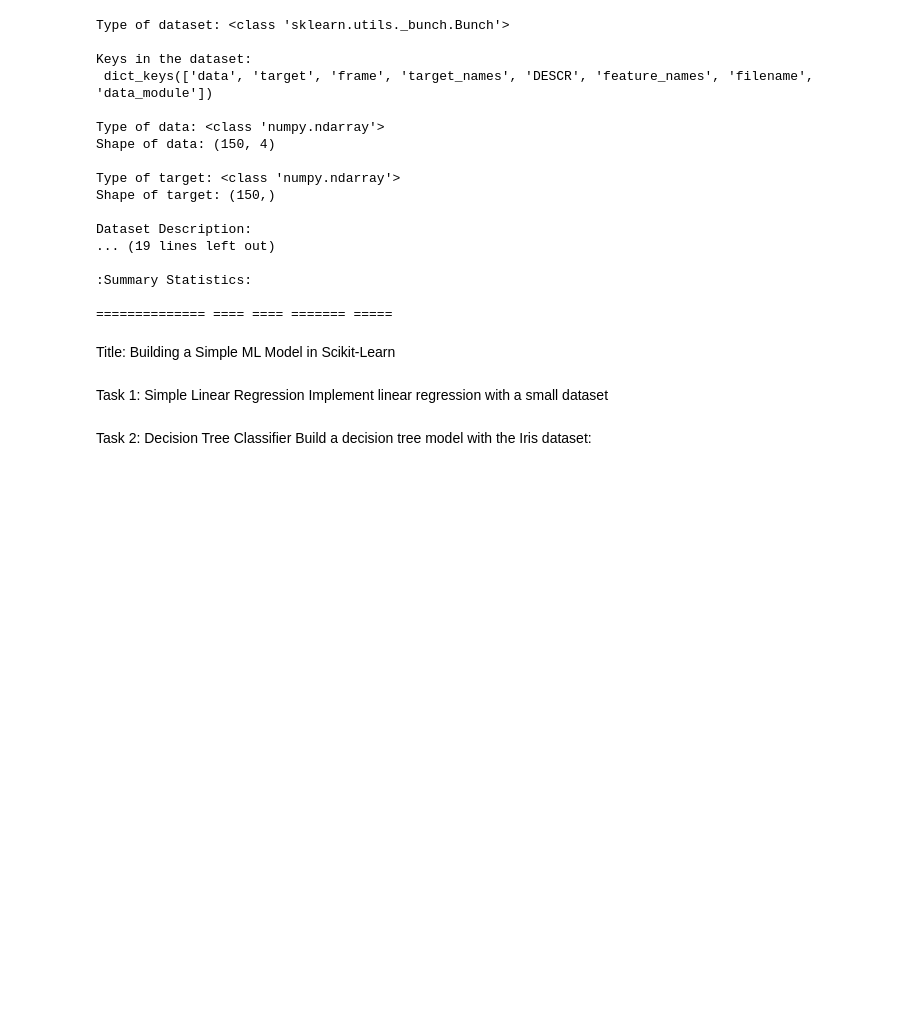
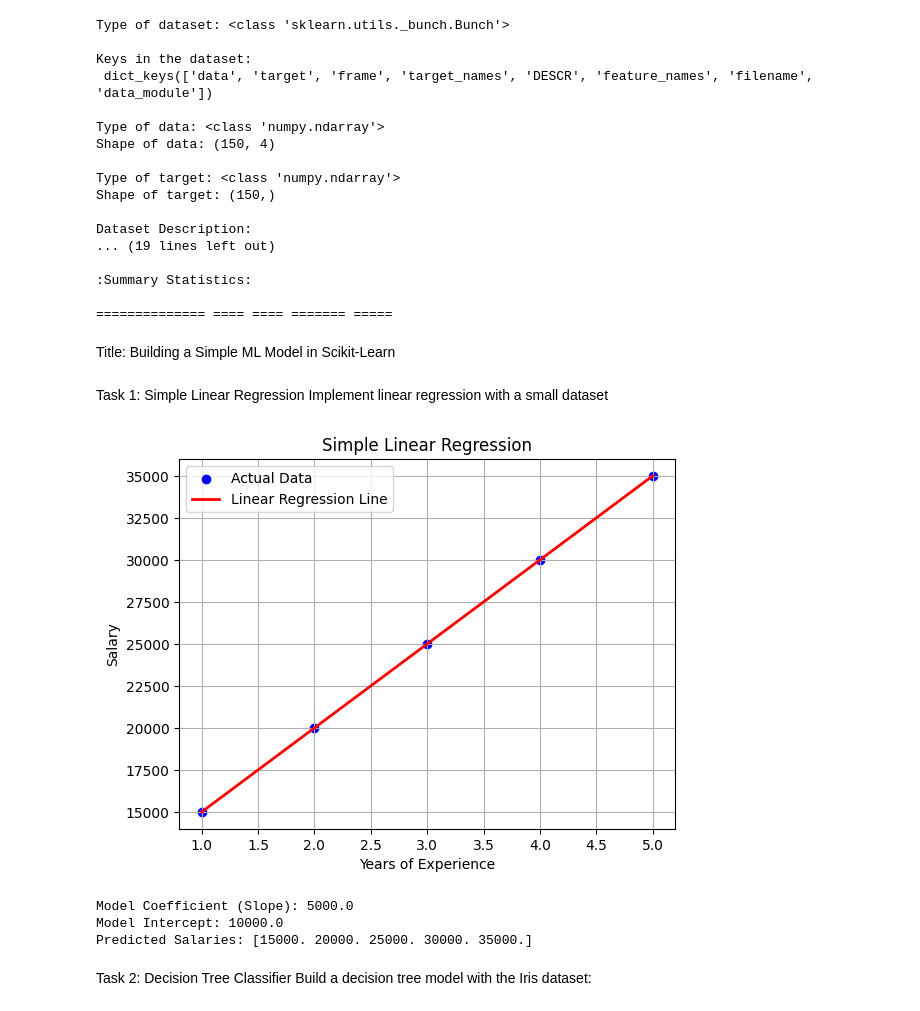
Before and after one commit to manasa8861/AI---ML, a Jupyter notebook: src/Module 2/Scikit-Learn & Machine Learning Models/q1.ipynb, the cells around one changed output. Drawn from its saved outputs; the diff is of its cells as text; code cells hidden in the pictures; blank space fills up the shorter version.

```diff
--- a/src/Module 2/Scikit-Learn & Machine Learning Models/q1.ipynb
+++ b/src/Module 2/Scikit-Learn & Machine Learning Models/q1.ipynb
@@ -97,3 +95,41 @@ Implement linear regression with a small dataset
+# %%
+# Import Required Libraries
+import numpy as np
+import pandas as pd
+from sklearn.linear_model import LinearRegression
+import matplotlib.pyplot as plt
+
+# Create a Small Dataset
+# Example: Predicting salary based on years of experience
+X = np.array([1, 2, 3, 4, 5]).reshape(-1, 1)  # Independent variable (Years of Experience)
+y = np.array([15000, 20000, 25000, 30000, 35000])  # Dependent variable (Salary)
+
+# Initialize and Train the Linear Regression Model
+model = LinearRegression()
+model.fit(X, y)
+
+# Make Predictions
+y_pred = model.predict(X)
+
+# Visualize the Results
+plt.scatter(X, y, color='blue', label='Actual Data')
+plt.plot(X, y_pred, color='red', linewidth=2, label='Linear Regression Line')
+plt.title('Simple Linear Regression')
+plt.xlabel('Years of Experience')
+plt.ylabel('Salary')
+plt.legend()
+plt.grid(True)
+plt.show()
+
+# Model Summary
+print("Model Coefficient (Slope):", model.coef_[0])
+print("Model Intercept:", model.intercept_)
+print("Predicted Salaries:", y_pred)
+# %% [output]
+[figure, added]
+Model Coefficient (Slope): 5000.0
+Model Intercept: 10000.0
+Predicted Salaries: [15000. 20000. 25000. 30000. 35000.]
 # %% [markdown]
 Task 2: Decision Tree Classifier
 Build a decision tree model with the Iris dataset:
```
Also changed, not shown: parts of 5 cells of this notebook, 1 other file.
